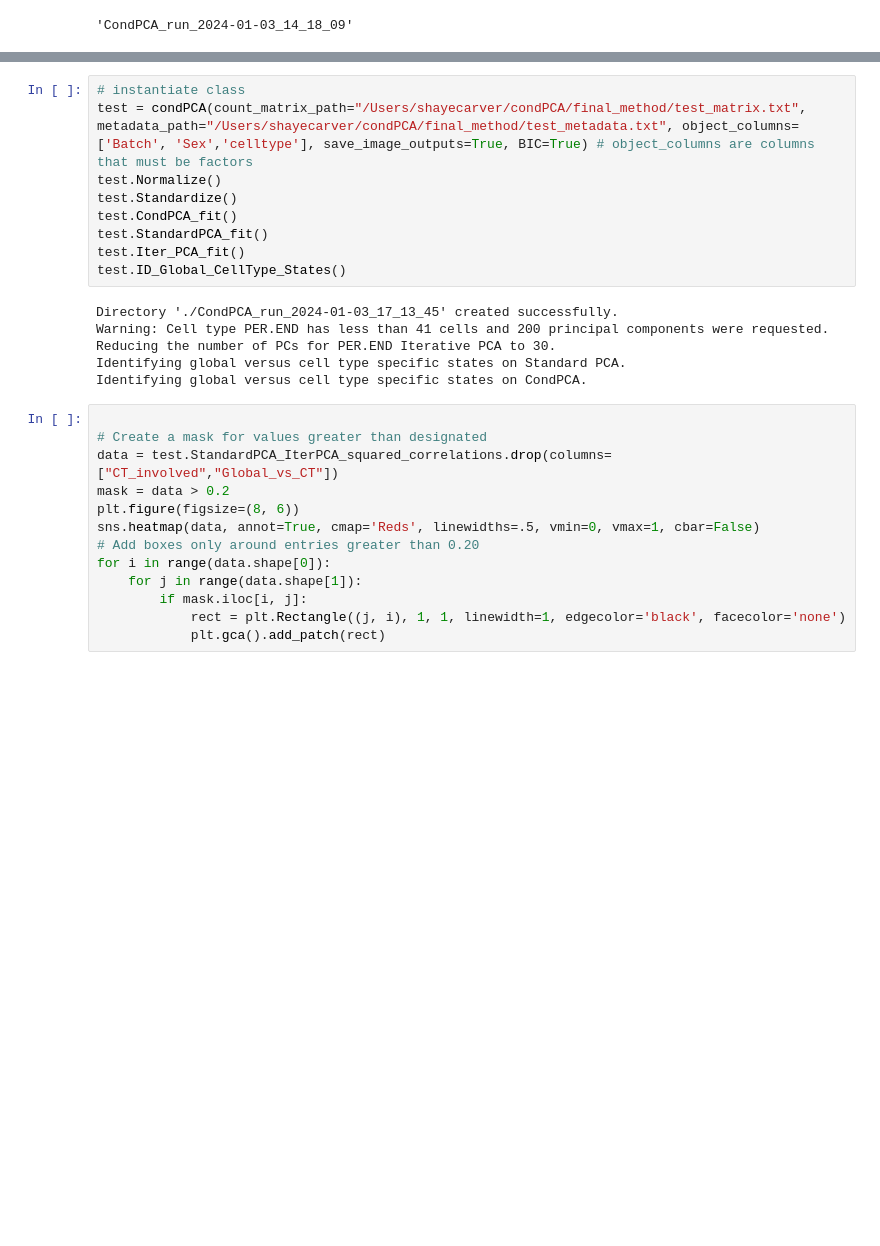
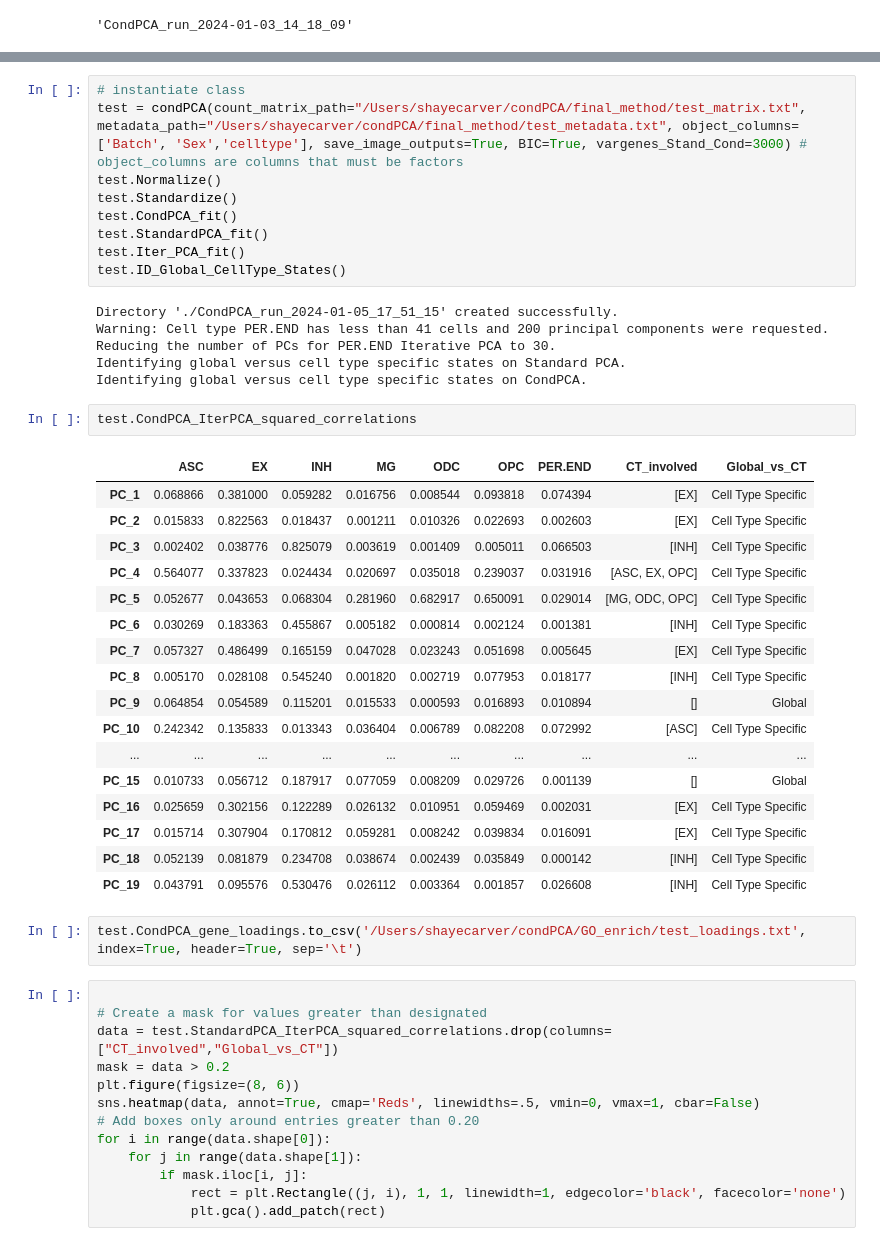
Before and after one commit to carversh/condPCA, a Jupyter notebook: final_method/condPCA.ipynb, the cells around one changed output, grey strips where cells are left out. Cells and saved outputs as stored; diff of their text form; blank space fills up the shorter version.

Commit message:
updates to method

```diff
--- a/final_method/condPCA.ipynb
+++ b/final_method/condPCA.ipynb
@@ -471,7 +472,7 @@ class condPCA(object):
     # perform GO enrichment on a vector of genes with weights
 # %%
 # instantiate class
-test = condPCA(count_matrix_path="/Users/shayecarver/condPCA/final_method/test_matrix.txt", metadata_path="/Users/shayecarver/condPCA/final_method/test_metadata.txt", object_columns=['Batch', 'Sex','celltype'], save_image_outputs=True, BIC=True) # object_columns are columns that must be factors
+test = condPCA(count_matrix_path="/Users/shayecarver/condPCA/final_method/test_matrix.txt", metadata_path="/Users/shayecarver/condPCA/final_method/test_metadata.txt", object_columns=['Batch', 'Sex','celltype'], save_image_outputs=True, BIC=True, vargenes_Stand_Cond=3000) # object_columns are columns that must be factors
 test.Normalize()
 test.Standardize()
 test.CondPCA_fit()
@@ -479,11 +480,33 @@ test.StandardPCA_fit()
 test.Iter_PCA_fit()
 test.ID_Global_CellType_States()
 # %% [output]
-Directory './CondPCA_run_2024-01-03_17_13_45' created successfully.
+Directory './CondPCA_run_2024-01-05_17_51_15' created successfully.
 Warning: Cell type PER.END has less than 41 cells and 200 principal components were requested.
 Reducing the number of PCs for PER.END Iterative PCA to 30.
 Identifying global versus cell type specific states on Standard PCA.
 Identifying global versus cell type specific states on CondPCA.
+# %%
+test.CondPCA_IterPCA_squared_correlations
+# %% [output]
+|  | ASC | EX | INH | MG | ODC | OPC | PER.END | CT_involved | Global_vs_CT |
+| PC_1 | 0.068866 | 0.381000 | 0.059282 | 0.016756 | 0.008544 | 0.093818 | 0.074394 | [EX] | Cell Type Specific |
+| PC_2 | 0.015833 | 0.822563 | 0.018437 | 0.001211 | 0.010326 | 0.022693 | 0.002603 | [EX] | Cell Type Specific |
+| PC_3 | 0.002402 | 0.038776 | 0.825079 | 0.003619 | 0.001409 | 0.005011 | 0.066503 | [INH] | Cell Type Specific |
+| PC_4 | 0.564077 | 0.337823 | 0.024434 | 0.020697 | 0.035018 | 0.239037 | 0.031916 | [ASC, EX, OPC] | Cell Type Specific |
+| PC_5 | 0.052677 | 0.043653 | 0.068304 | 0.281960 | 0.682917 | 0.650091 | 0.029014 | [MG, ODC, OPC] | Cell Type Specific |
+| PC_6 | 0.030269 | 0.183363 | 0.455867 | 0.005182 | 0.000814 | 0.002124 | 0.001381 | [INH] | Cell Type Specific |
+| PC_7 | 0.057327 | 0.486499 | 0.165159 | 0.047028 | 0.023243 | 0.051698 | 0.005645 | [EX] | Cell Type Specific |
+| PC_8 | 0.005170 | 0.028108 | 0.545240 | 0.001820 | 0.002719 | 0.077953 | 0.018177 | [INH] | Cell Type Specific |
+| PC_9 | 0.064854 | 0.054589 | 0.115201 | 0.015533 | 0.000593 | 0.016893 | 0.010894 | [] | Global |
+| PC_10 | 0.242342 | 0.135833 | 0.013343 | 0.036404 | 0.006789 | 0.082208 | 0.072992 | [ASC] | Cell Type Specific |
+| ... | ... | ... | ... | ... | ... | ... | ... | ... | ... |
+| PC_15 | 0.010733 | 0.056712 | 0.187917 | 0.077059 | 0.008209 | 0.029726 | 0.001139 | [] | Global |
+| PC_16 | 0.025659 | 0.302156 | 0.122289 | 0.026132 | 0.010951 | 0.059469 | 0.002031 | [EX] | Cell Type Specific |
+| PC_17 | 0.015714 | 0.307904 | 0.170812 | 0.059281 | 0.008242 | 0.039834 | 0.016091 | [EX] | Cell Type Specific |
+| PC_18 | 0.052139 | 0.081879 | 0.234708 | 0.038674 | 0.002439 | 0.035849 | 0.000142 | [INH] | Cell Type Specific |
+| PC_19 | 0.043791 | 0.095576 | 0.530476 | 0.026112 | 0.003364 | 0.001857 | 0.026608 | [INH] | Cell Type Specific |
+# %%
+test.CondPCA_gene_loadings.to_csv('/Users/shayecarver/condPCA/GO_enrich/test_loadings.txt', index=True, header=True, sep='\t')
 # %%
 
 # Create a mask for values greater than designated
```
Also changed, not shown: parts of 1 cell of this notebook.
